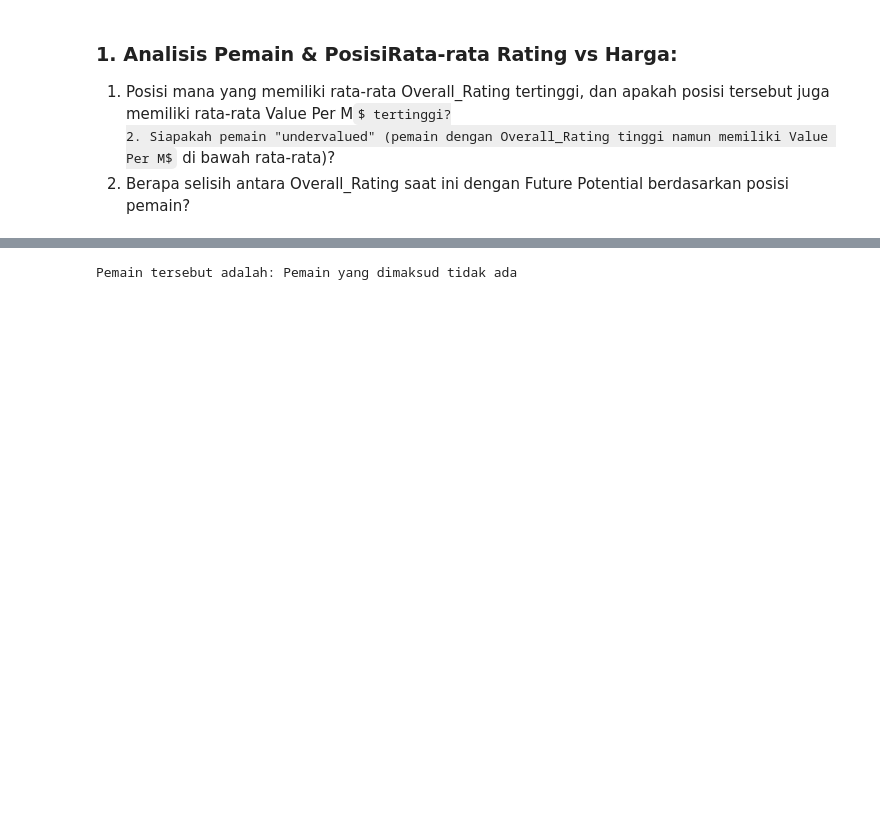
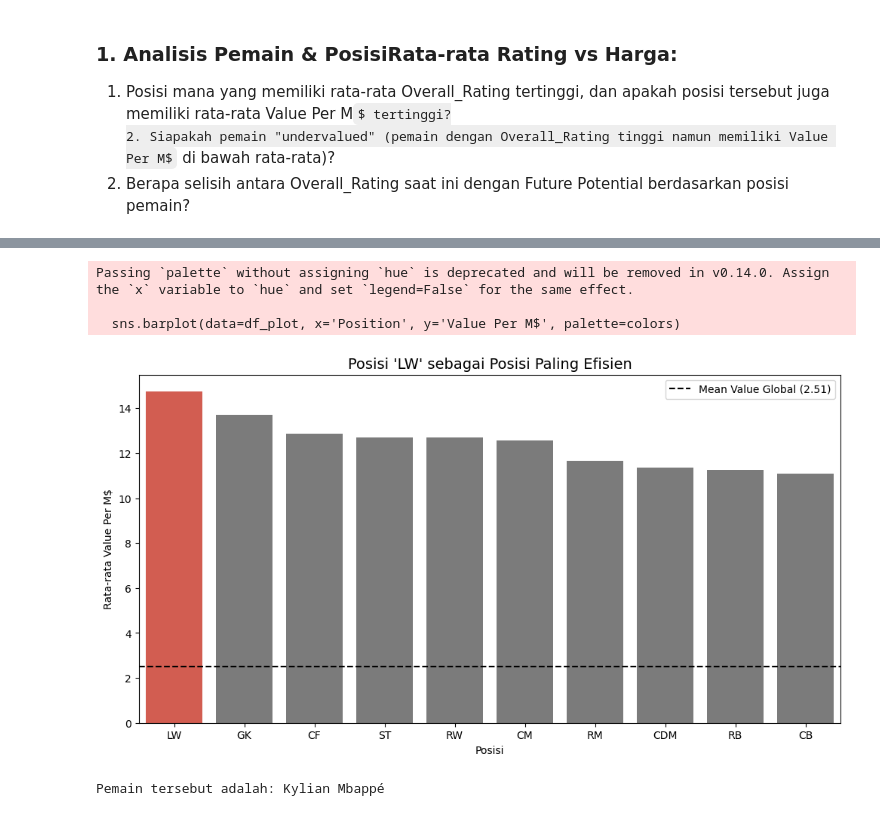
Before and after one commit to HafidzAfrieno/Project-Data-Analyst-Part-1, a Jupyter notebook: fifa_player_analyst.ipynb, the cells around one changed output, grey strips where cells are left out. Cells and saved outputs as stored; diff of their text form; code cells hidden in the pictures; some formulas as TeX source; blank space fills up the shorter version.

```diff
--- a/fifa_player_analyst.ipynb
+++ b/fifa_player_analyst.ipynb
@@ -107,17 +107,14 @@ df.head(5)
 3. Berapa selisih antara Overall_Rating saat ini dengan Future Potential berdasarkan posisi pemain?
 # %%
 # soal nomor 1
-meanRating = df.groupby('Position')[['Overall_Rating']].mean()
-meanValue= df.groupby('Position')[['Value Per M$']].mean()
+meanRating = df['Overall_Rating'].mean().round(2)
+meanValue = df['Value Per M$'].mean().round(2)
 
-topRatingPos = meanRating.idxmax()
-topRatingVal = meanRating.max()
+Value = df.loc[((df['Overall_Rating'] > meanRating) & (df['Value Per M$']>meanValue)),['Position','Value Per M$','Overall_Rating']]
+positionValue = Value.sort_values(by=['Value Per M$','Overall_Rating'], ascending=False)
 
-topValuePos = meanValue.idxmax()
-topValueVal = meanValue.max()
+hasil = positionValue['Position'].iloc[0] if not positionValue.empty else "Pemain tidak ditemukan"
+print(f"Posisi tersebut adalah: {hasil}")
 
-
-print(f"Posisi rata-rata Overall Rating tertinggi: {topRatingPos.values[0]} => ({topRatingVal.values[0]})")
-print(f"Posisi rata-rata Value Per M$ tertinggi: {topValuePos.values[0]} => ({topValueVal.values[0].round(2)} M$)")
-print("kesimpulan: Posisi RF tidak memiliki Value yang tinggi")
+positionValue
 # %% [output]
@@ -127,10 +135,43 @@ kesimpulan: Posisi RF tidak memiliki Value yang tinggi
+# %%
+if not Value.empty:
+
+    df_plot = Value.groupby('Position').mean().reset_index()
+    df_plot = df_plot.sort_values('Value Per M$', ascending=False).head(10)
+
+    # Target: Posisi pertama hasil filter Anda (hasil)
+    target_pos = hasil
+
+    plt.figure(figsize=(12, 6))
+
+    # 2. Logika Warna: Merah untuk posisi target, biru untuk posisi lainnya
+    colors = ['#e74c3c' if (x == target_pos) else "#7b7b7b" for x in df_plot['Position']]
+
+    # 3. Plot menggunakan 'Value Per M$' sebagai sumbu Y
+    sns.barplot(data=df_plot, x='Position', y='Value Per M$', palette=colors)
+
+    # 4. Tambahkan garis horizontal rata-rata global sebagai referensi
+    plt.axhline(meanValue, color='black', linestyle='--', label=f'Mean Value Global ({meanValue})')
+
+    plt.title(f"Posisi '{target_pos}' sebagai Posisi Paling Efisien", fontsize=14)
+    plt.xlabel('Posisi')
+    plt.ylabel('Rata-rata Value Per M$')
+    plt.legend()
+    plt.show()
+else:
+    print("Data tidak ditemukan untuk divisualisasikan.")
+# %% [output]
+Passing `palette` without assigning `hue` is deprecated and will be removed in v0.14.0. Assign the `x` variable to `hue` and set `legend=False` for the same effect.
+
+  sns.barplot(data=df_plot, x='Position', y='Value Per M$', palette=colors)
+[figure, added]
 # %%
 # soal nomor 2
 topRating= df['Overall_Rating'].max()
 meanValue = df['Value Per M$'].mean()
-pemain_termahal = df.loc[((df['Overall_Rating'] == topRating) & (df['Value Per M$']< meanValue)), ['Name','Team']]
+pemain = df.loc[((df['Overall_Rating'] == topRating) & (df['Value Per M$'] > meanValue)), ['Name','Team','Overall_Rating','Value Per M$']]
+pemain_termahal = pemain.sort_values(by='Value Per M$', ascending=False)
 
 hasil = pemain_termahal['Name'].iloc[0] if not pemain_termahal.empty else "Pemain yang dimaksud tidak ada"
 print(f"Pemain tersebut adalah: {hasil}")
 # %% [output]
-Pemain tersebut adalah: Pemain yang dimaksud tidak ada
+Pemain tersebut adalah: Kylian Mbappé
```
Also changed, not shown: parts of 5 cells of this notebook.
